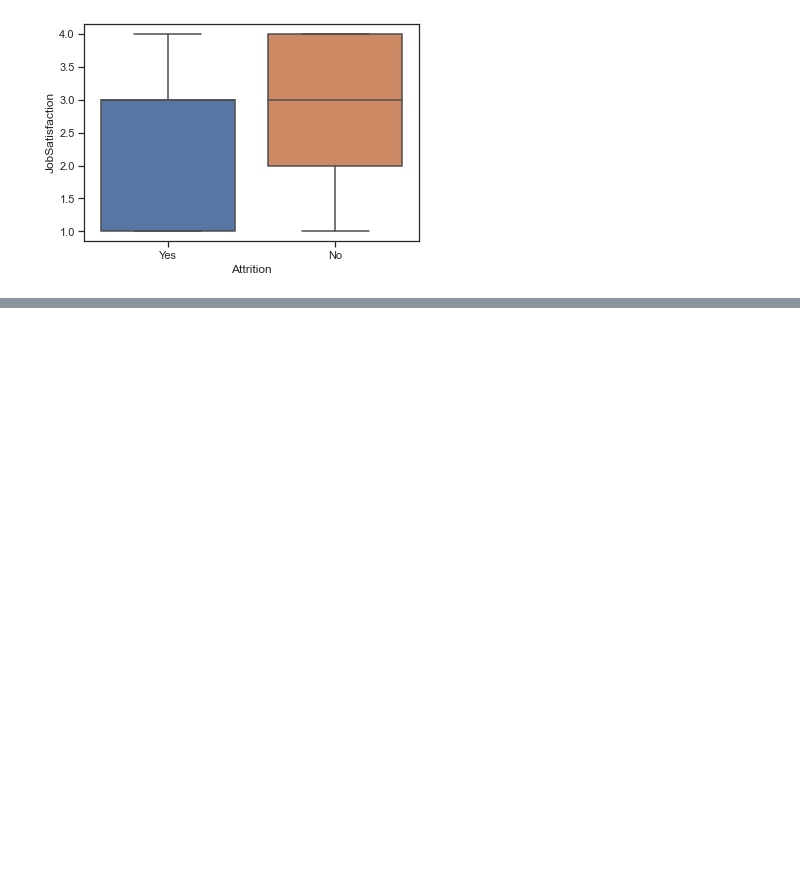
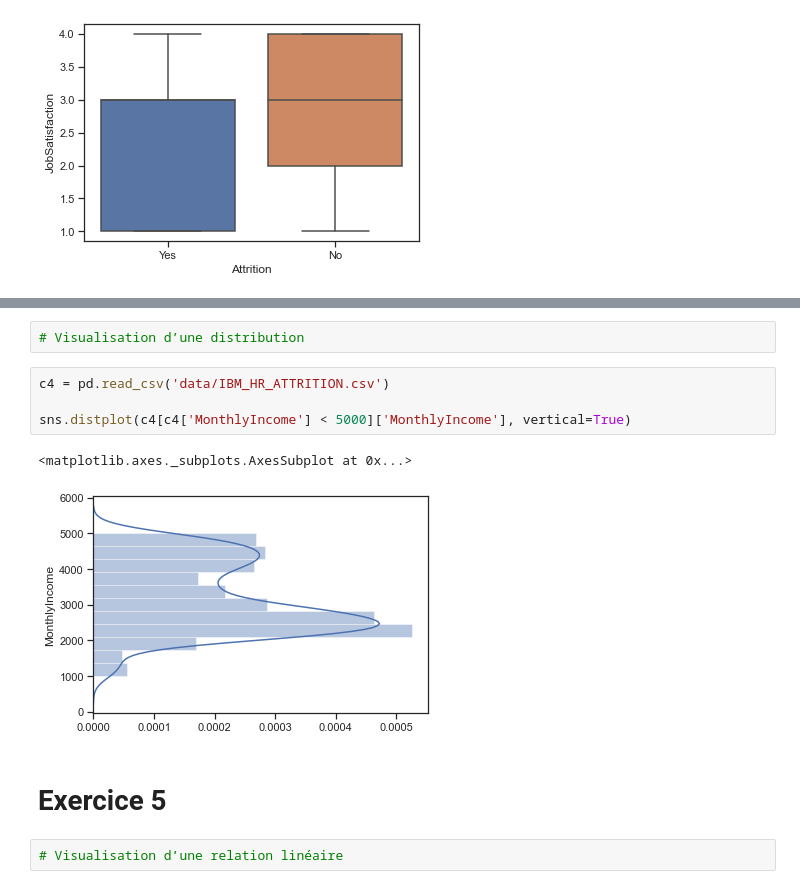
Before and after one commit to vuitor/python_m2, a Jupyter notebook: python_m2.ipynb, the cells around one changed output, grey strips where cells are left out. Saved outputs shown, nothing was run; the diff lists cells and outputs as text; blank space fills up the shorter version.

```diff
--- a/python_m2.ipynb
+++ b/python_m2.ipynb
@@ -162,0 +188,13 @@ graphEx3 = sns.boxplot(x="Attrition", y="JobSatisfaction", data=ex3)
+# %%
+# Visualisation d’une distribution
+# %%
+c4 = pd.read_csv('data/IBM_HR_ATTRITION.csv')
+
+sns.distplot(c4[c4['MonthlyIncome'] < 5000]['MonthlyIncome'], vertical=True)
+# %% [output]
+<matplotlib.axes._subplots.AxesSubplot at 0x...>
+[figure, added]
+# %% [markdown]
+# Exercice 5
+# %%
+# Visualisation d’une relation linéaire
```
Also changed, not shown: parts of 13 cells of this notebook.
